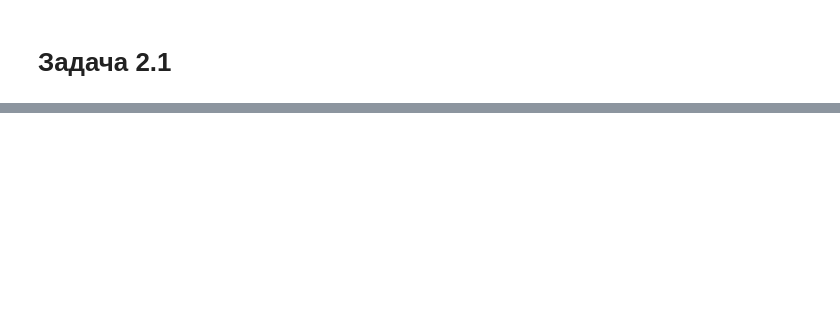
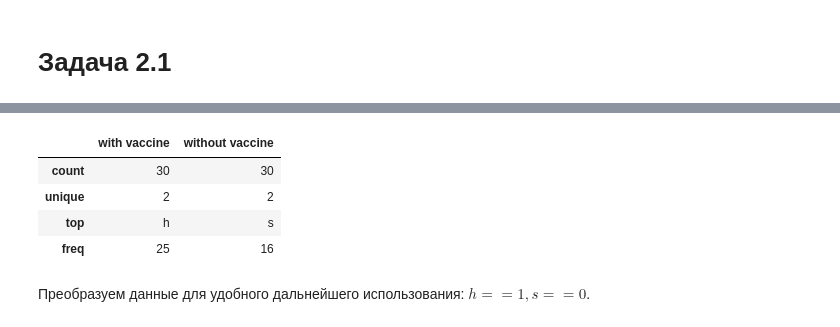
Before and after one commit to puchkovki/psad, a Jupyter notebook: labs/lab2/task2.ipynb, the cells around one changed output, grey strips where cells are left out. Cells and saved outputs as stored; diff of their text form; code cells hidden in the pictures; blank space fills up the shorter version.

```diff
--- a/labs/lab2/task2.ipynb
+++ b/labs/lab2/task2.ipynb
@@ -12,0 +44,10 @@
+# %%
+data.describe()
+# %% [output]
+|  | with vaccine | without vaccine |
+| count | 30 | 30 |
+| unique | 2 | 2 |
+| top | h | s |
+| freq | 25 | 16 |
+# %% [markdown]
+Преобразуем данные для удобного дальнейшего использования: $h == 1, s == 0$.
```
Also changed, not shown: parts of 14 cells of this notebook.
